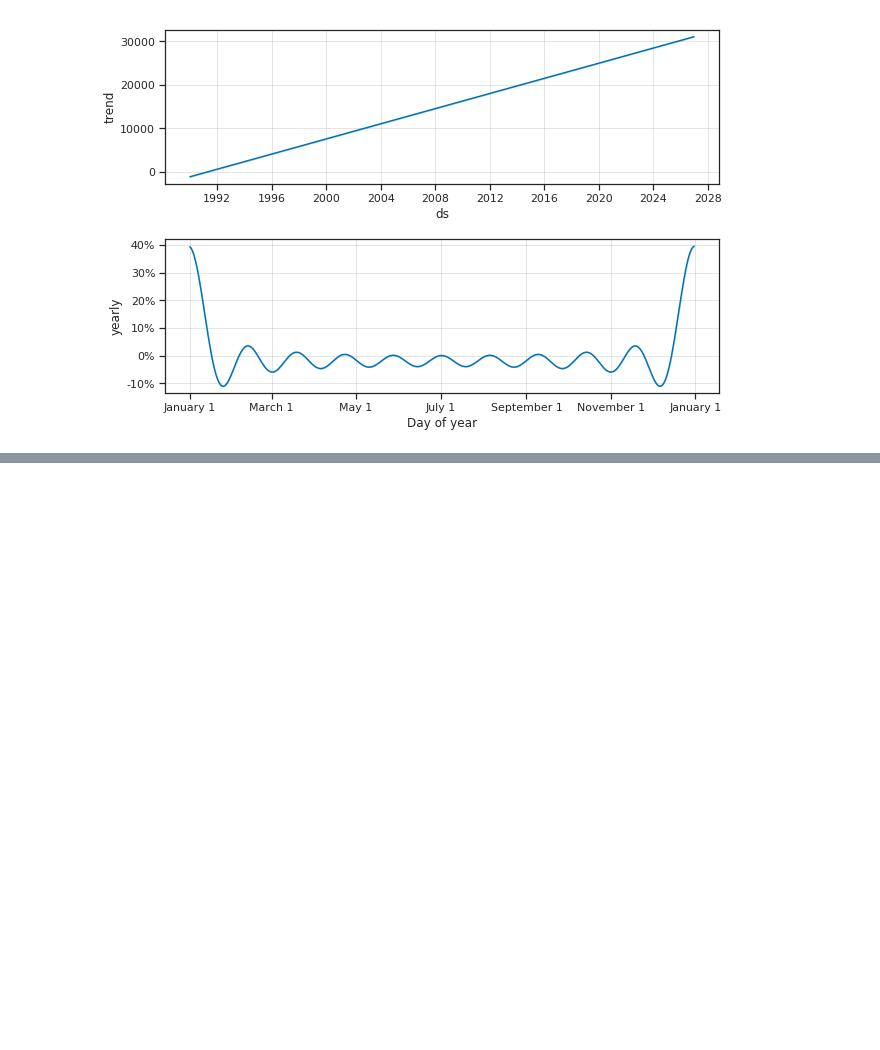
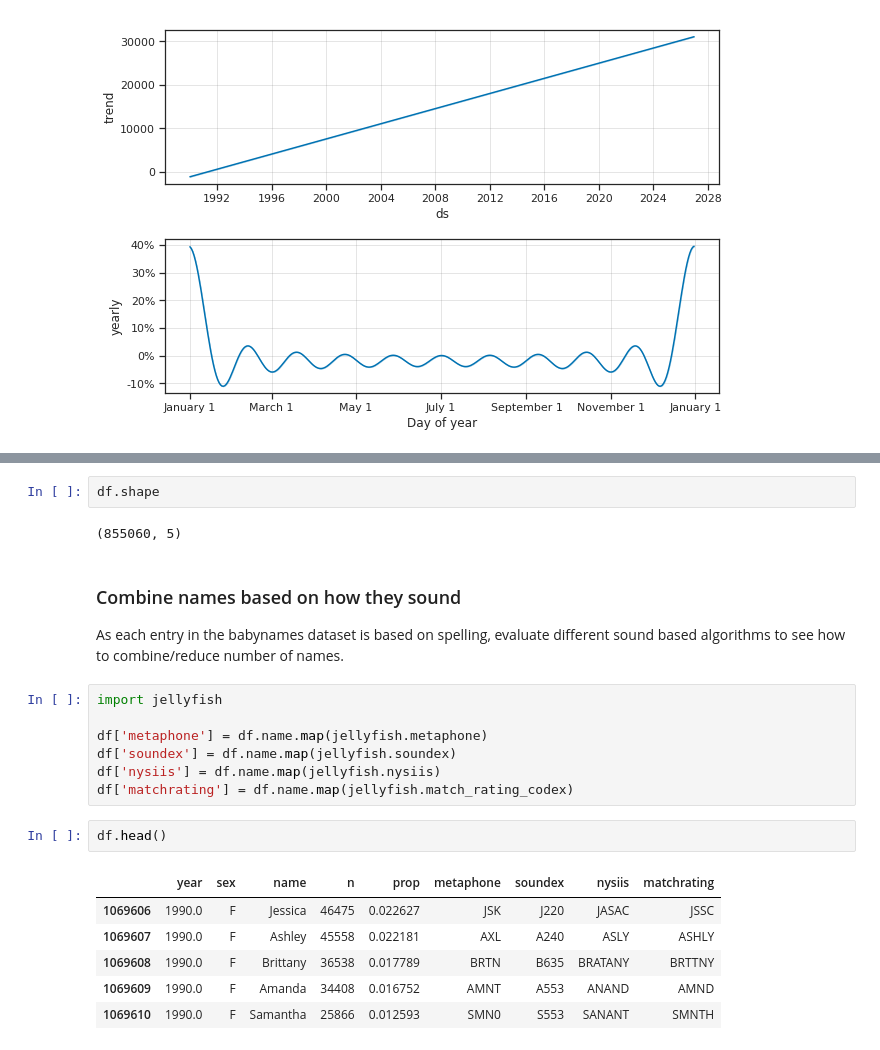
Before and after one commit to magic-lantern/forecasting, a Jupyter notebook: baby_name_analysis.ipynb, the cells around one changed output, grey strips where cells are left out. Cells and saved outputs as stored; diff of their text form; blank space fills up the shorter version.

Commit message:
Started work on sound based analysis of names

```diff
--- a/baby_name_analysis.ipynb
+++ b/baby_name_analysis.ipynb
@@ -121,0 +132,24 @@ fig = m.plot_components(forecast)
+# %%
+df.shape
+# %% [output]
+(855060, 5)
+# %% [markdown]
+### Combine names based on how they sound
+
+As each entry in the babynames dataset is based on spelling, evaluate different sound based algorithms to see how to combine/reduce number of names.
+# %%
+import jellyfish
+
+df['metaphone'] = df.name.map(jellyfish.metaphone)
+df['soundex'] = df.name.map(jellyfish.soundex)
+df['nysiis'] = df.name.map(jellyfish.nysiis)
+df['matchrating'] = df.name.map(jellyfish.match_rating_codex)
+# %%
+df.head()
+# %% [output]
+|  | year | sex | name | n | prop | metaphone | soundex | nysiis | matchrating |
+| 1069606 | 1990.0 | F | Jessica | 46475 | 0.022627 | JSK | J220 | JASAC | JSSC |
+| 1069607 | 1990.0 | F | Ashley | 45558 | 0.022181 | AXL | A240 | ASLY | ASHLY |
+| 1069608 | 1990.0 | F | Brittany | 36538 | 0.017789 | BRTN | B635 | BRATANY | BRTTNY |
+| 1069609 | 1990.0 | F | Amanda | 34408 | 0.016752 | AMNT | A553 | ANAND | AMND |
+| 1069610 | 1990.0 | F | Samantha | 25866 | 0.012593 | SMN0 | S553 | SANANT | SMNTH |
```
Also changed, not shown: parts of 4 cells of this notebook, 1 other file.
